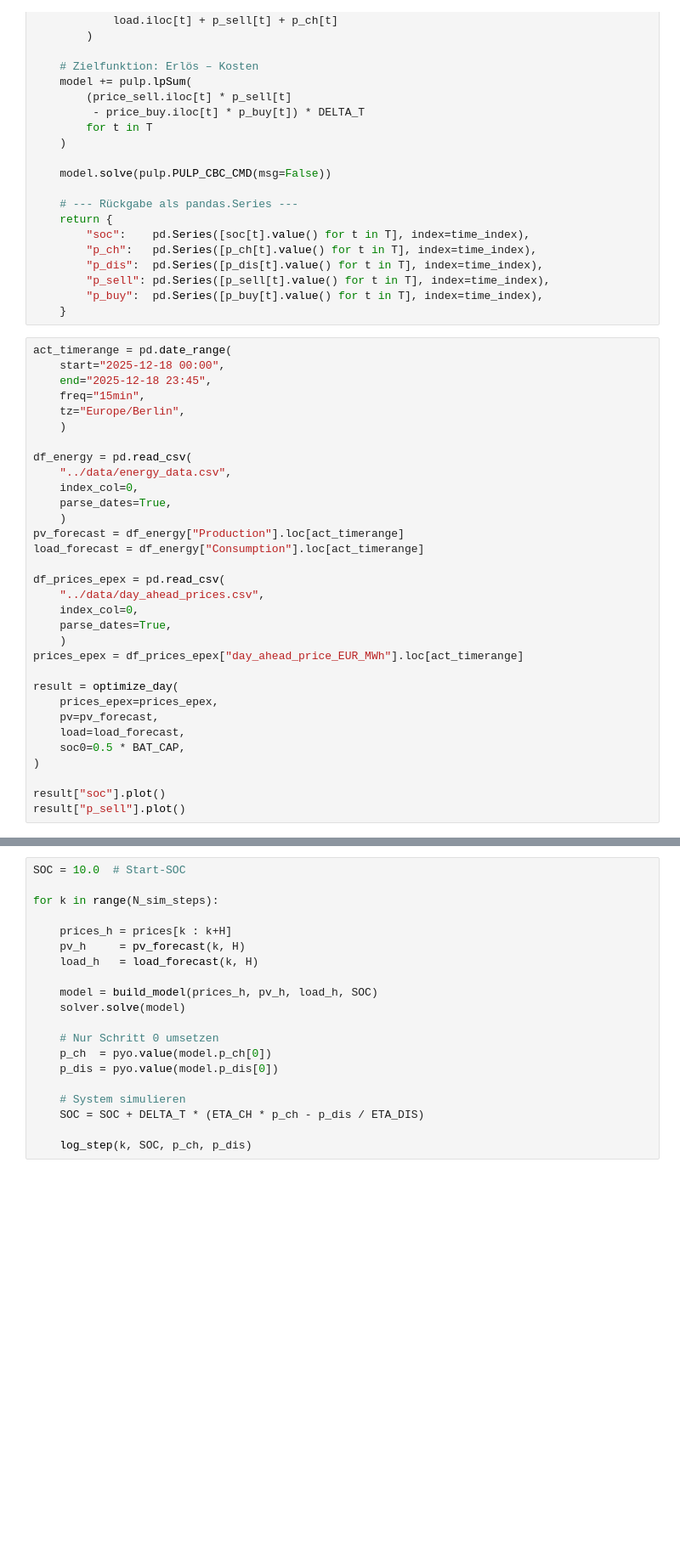
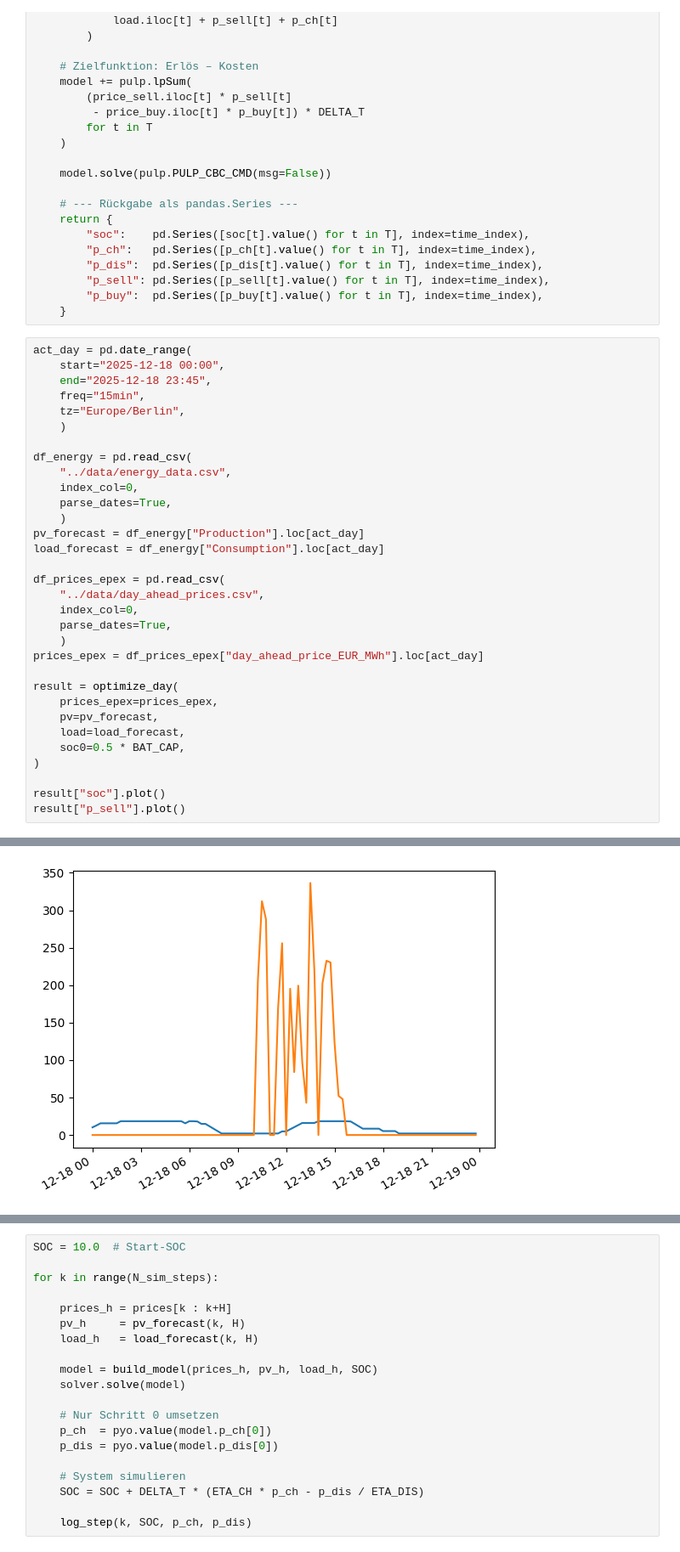
Before and after one commit to erc-fhv/Home_BESS, a Jupyter notebook: src/bess.ipynb, the cells around one changed output, grey strips where cells are left out. Shown at 85% size. Drawn from its saved outputs; the diff is of its cells as text; blank space fills up the shorter version.

Commit message:
make the energy values timezone aware

```diff
--- a/src/bess.ipynb
+++ b/src/bess.ipynb
@@ -96,7 +96,7 @@ def optimize_day(
         "p_buy":  pd.Series([p_buy[t].value() for t in T], index=time_index),
     }
 # %%
-act_timerange = pd.date_range(
+act_day = pd.date_range(
     start="2025-12-18 00:00",
     end="2025-12-18 23:45",
     freq="15min",
@@ -108,15 +108,15 @@ df_energy = pd.read_csv(
     index_col=0,
     parse_dates=True,
     )
-pv_forecast = df_energy["Production"].loc[act_timerange]
-load_forecast = df_energy["Consumption"].loc[act_timerange]
+pv_forecast = df_energy["Production"].loc[act_day]
+load_forecast = df_energy["Consumption"].loc[act_day]
 
 df_prices_epex = pd.read_csv(
     "../data/day_ahead_prices.csv",
     index_col=0,
     parse_dates=True,
     )
-prices_epex = df_prices_epex["day_ahead_price_EUR_MWh"].loc[act_timerange]
+prices_epex = df_prices_epex["day_ahead_price_EUR_MWh"].loc[act_day]
 
 result = optimize_day(
     prices_epex=prices_epex,
@@ -132 +132,2 @@ KeyError: "None of [DatetimeIndex(['2025-12-18 00:00:00+01:00', '2025-12-18 00:1
+[figure, added]
 # %%
```
Also changed, not shown: parts of 2 cells of this notebook, 1 other file.
